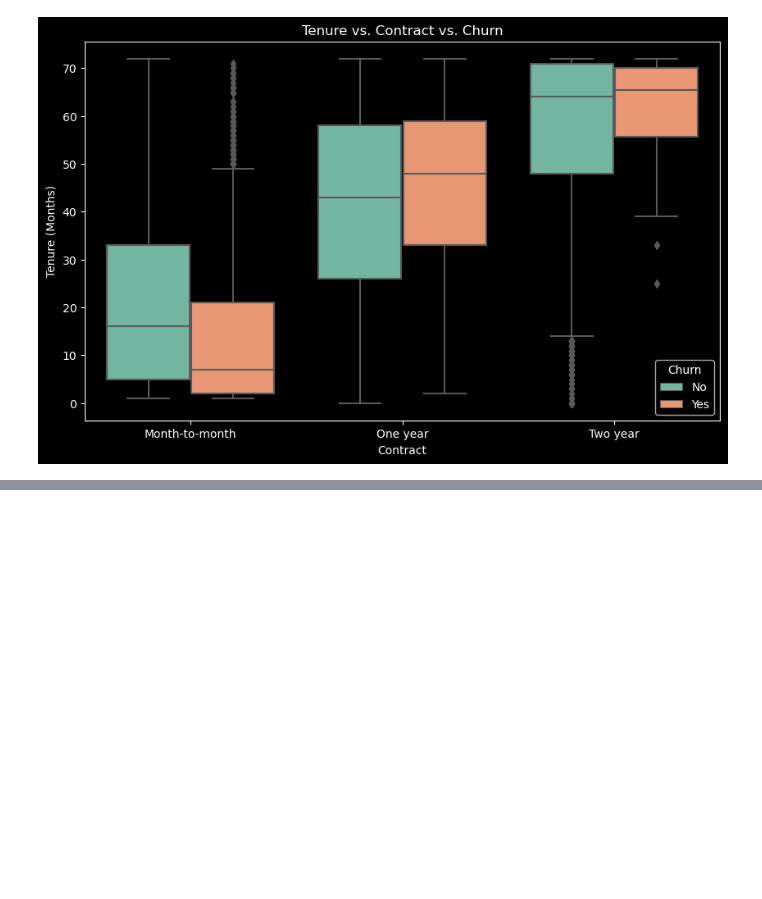
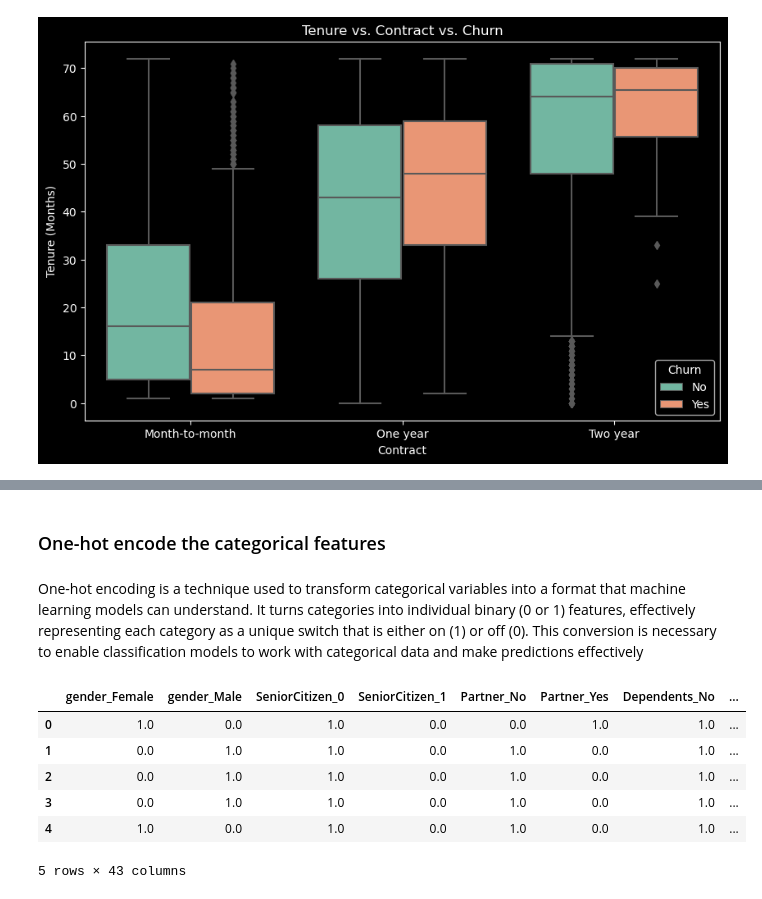
Before and after one commit to marwa9975/Telco_Customer_Churn_Analysis, a Jupyter notebook: notebook.ipynb, the cells around one changed output, grey strips where cells are left out. Cells and saved outputs as stored; diff of their text form; code cells hidden in the pictures; blank space fills up the shorter version.

```diff
--- a/notebook.ipynb
+++ b/notebook.ipynb
@@ -483,0 +554,3 @@ plt.show()
+# %%
+# Convert binary categorical columns to numeric (yes/no to 1/0)
+df['Churn'] = df['Churn'].map({'No': 0, 'Yes': 1})
@@ -483,0 +578,4 @@ plt.show()
+# %% [markdown]
+### One-hot encode the categorical features
+# %% [markdown]
+One-hot encoding is a technique used to transform categorical variables into a format that machine learning models can understand. It turns categories into individual binary (0 or 1) features, effectively representing each category as a unique switch that is either on (1) or off (0). This conversion is necessary to enable classification models to work with categorical data and make predictions effectively
@@ -483,0 +588,21 @@ plt.show()
+# %%
+# Onehotencode
+ohe = OneHotEncoder(sparse=False)
+X_encoded = ohe.fit_transform(X[categorical_columns])
+# Retrieve feature names for the encoded columns
+feature_names = []
+for i, col in enumerate(categorical_columns):
+    categories = ohe.categories_[i]
+    for category in categories:
+        feature_names.append(f"{col}_{category}")
+# Create a DataFrame for the encoded features
+X_encoded_df = pd.DataFrame(X_encoded, columns=feature_names)
+X_encoded_df.head()
+# %% [output]
+|  | gender_Female | gender_Male | SeniorCitizen_0 | SeniorCitizen_1 | Partner_No | Partner_Yes | Dependents_No | ... |
+| 0 | 1.0 | 0.0 | 1.0 | 0.0 | 0.0 | 1.0 | 1.0 | ... |
+| 1 | 0.0 | 1.0 | 1.0 | 0.0 | 1.0 | 0.0 | 1.0 | ... |
+| 2 | 0.0 | 1.0 | 1.0 | 0.0 | 1.0 | 0.0 | 1.0 | ... |
+| 3 | 0.0 | 1.0 | 1.0 | 0.0 | 1.0 | 0.0 | 1.0 | ... |
+| 4 | 1.0 | 0.0 | 1.0 | 0.0 | 1.0 | 0.0 | 1.0 | ... |
+5 rows × 43 columns
```
Also changed, not shown: parts of 36 cells of this notebook.
